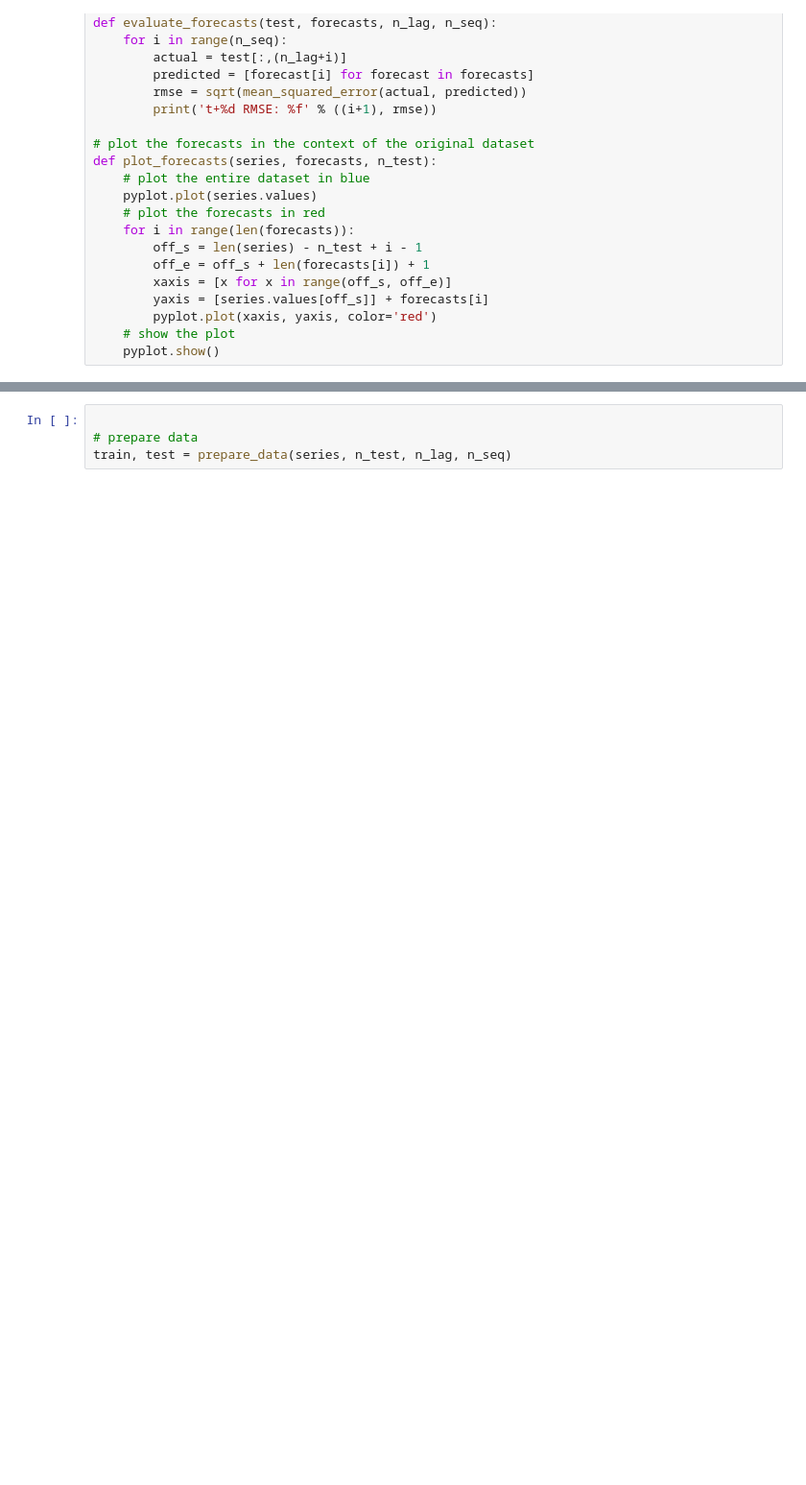
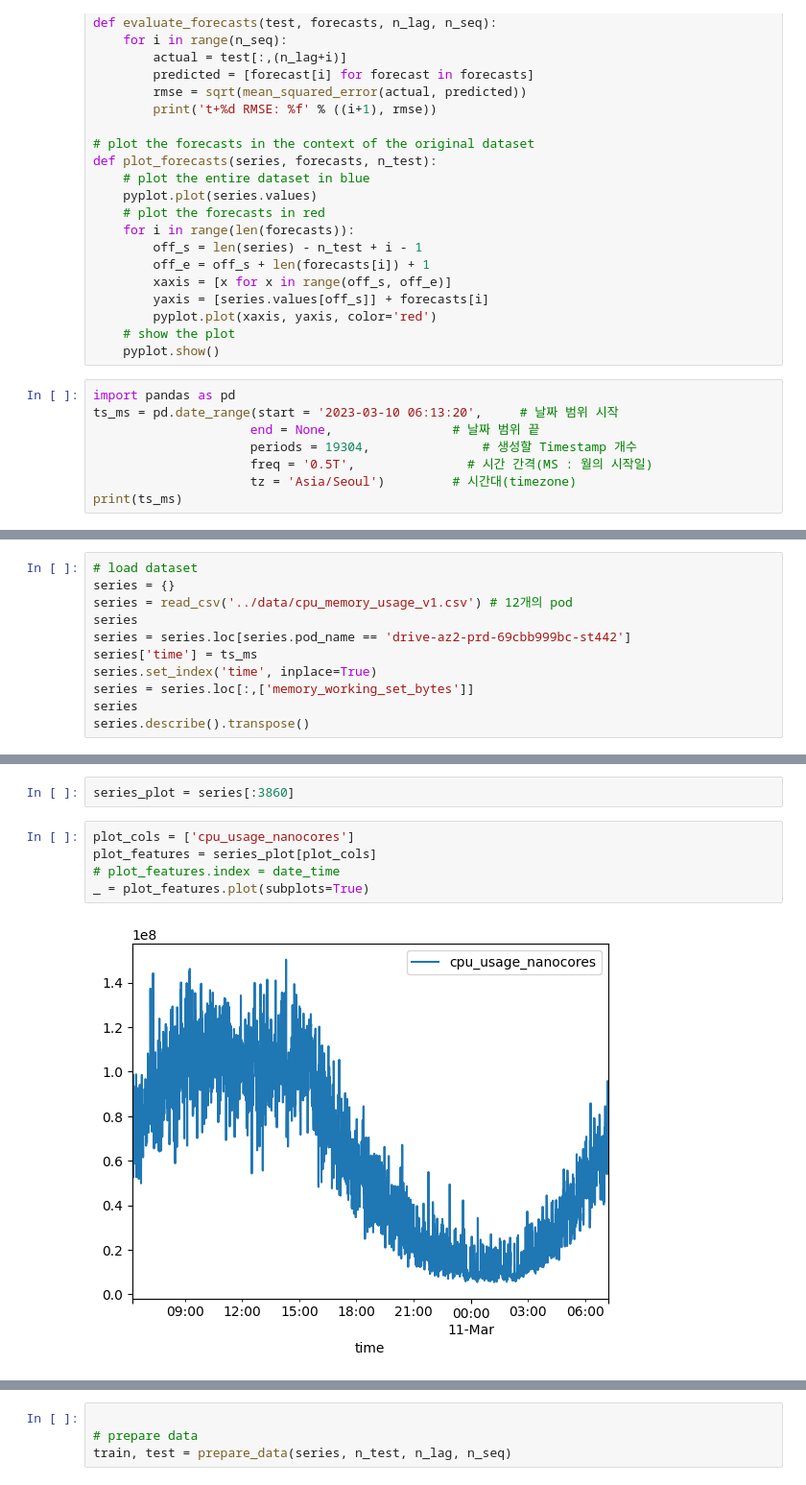
Before and after one commit to sunflower456/TimeSeriesPrediction, a Jupyter notebook: RNNexample_v9.ipynb, the cells around one changed output, grey strips where cells are left out. Shown at 96% size. Saved outputs shown, nothing was run; the diff lists cells and outputs as text; blank space fills up the shorter version.

```diff
--- a/RNNexample_v9.ipynb
+++ b/RNNexample_v9.ipynb
@@ -88,3 +89,11 @@ def plot_forecasts(series, forecasts, n_test):
 		pyplot.plot(xaxis, yaxis, color='red')
 	# show the plot
 	pyplot.show()
+# %%
+import pandas as pd
+ts_ms = pd.date_range(start = '2023-03-10 06:13:20',     # 날짜 범위 시작
+                     end = None,                # 날짜 범위 끝
+                     periods = 19304,               # 생성할 Timestamp 개수
+                     freq = '0.5T',               # 시간 간격(MS : 월의 시작일)
+                     tz = 'Asia/Seoul')         # 시간대(timezone)
+print(ts_ms)
@@ -90,0 +113,11 @@ def plot_forecasts(series, forecasts, n_test):
+# %%
+# load dataset
+series = {}
+series = read_csv('../data/cpu_memory_usage_v1.csv') # 12개의 pod
+series
+series = series.loc[series.pod_name == 'drive-az2-prd-69cbb999bc-st442']
+series['time'] = ts_ms
+series.set_index('time', inplace=True)
+series = series.loc[:,['memory_working_set_bytes']]
+series
+series.describe().transpose()
@@ -90,0 +127,9 @@ def plot_forecasts(series, forecasts, n_test):
+# %%
+series_plot = series[:3860]
+# %%
+plot_cols = ['cpu_usage_nanocores']
+plot_features = series_plot[plot_cols]
+# plot_features.index = date_time
+_ = plot_features.plot(subplots=True)
+# %% [output]
+[figure, added]
```
Also changed, not shown: parts of 11 cells of this notebook, 11 other files.
